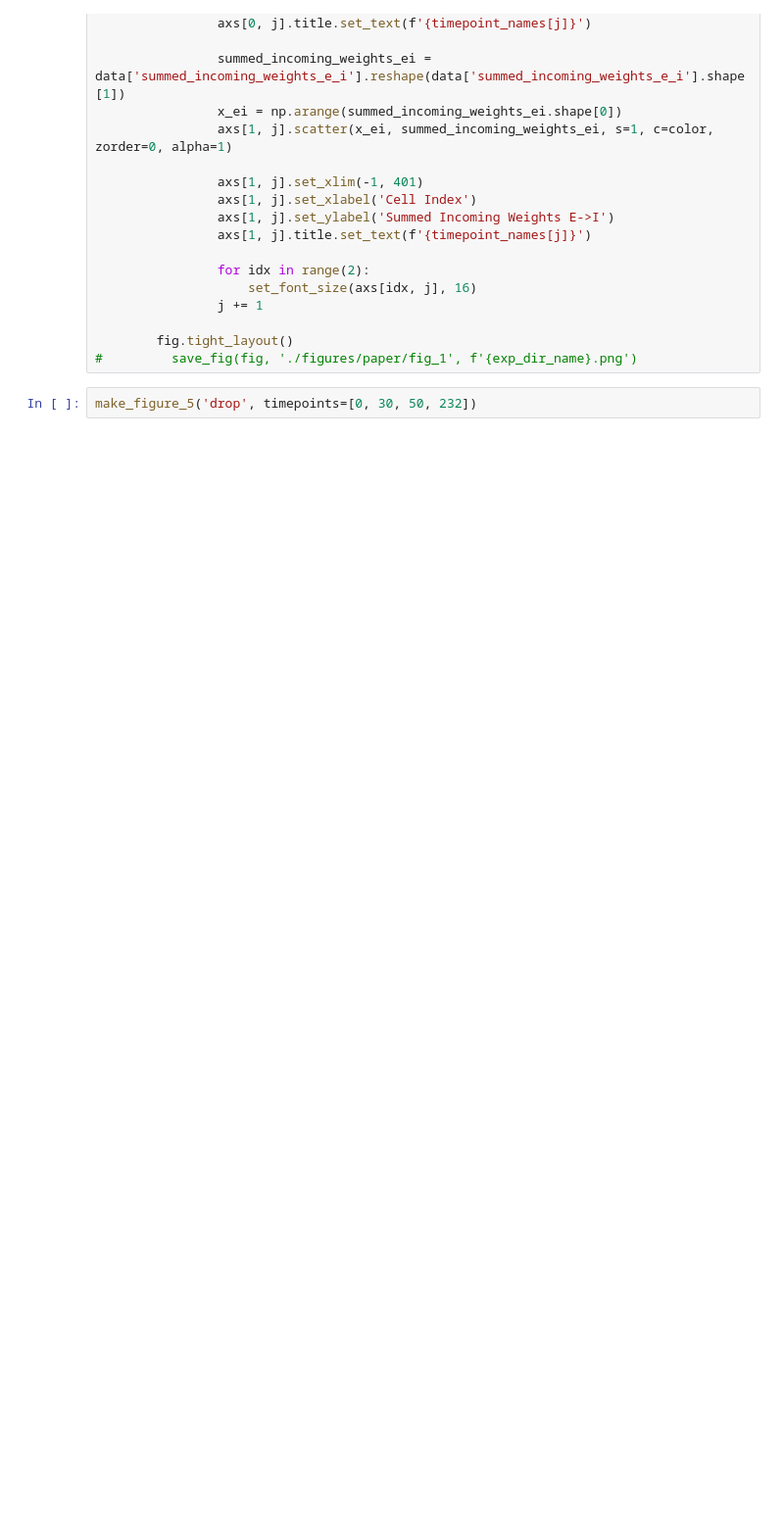
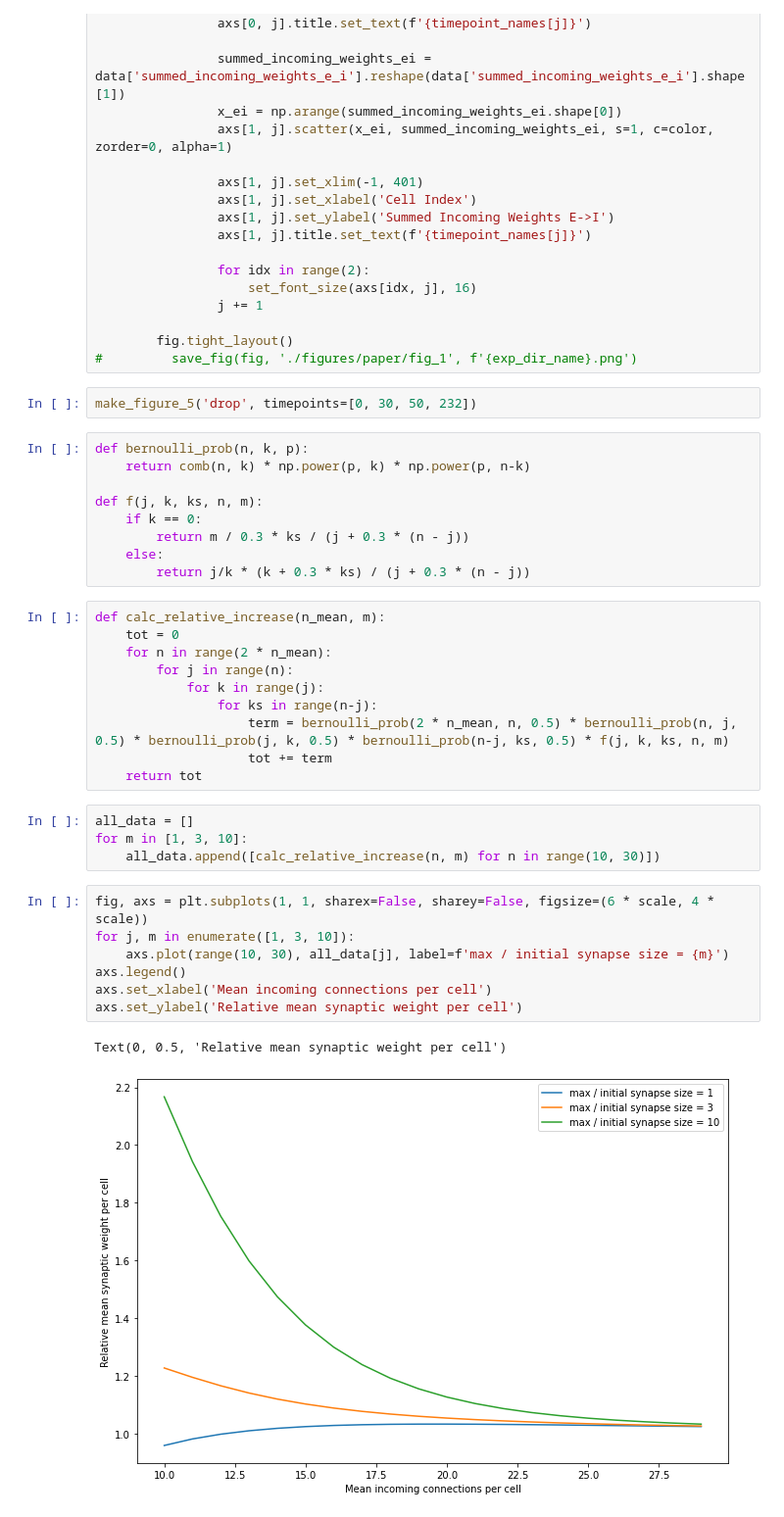
Before and after one commit to davidgbe/synfire_chain_growth, a Jupyter notebook: paper_figures_21_05_05/paper_figs_circa_21_09/multiple_parametric_21_09_28/single_cell_silent_21_10_06/paper_figures_nb_21_05_06.ipynb, the cells around one changed output. Shown at 98% size. Drawn from its saved outputs; the diff is of its cells as text; blank space fills up the shorter version.

Commit message:
theoretical calc of weight increase for single cell rules

```diff
--- a/paper_figures_21_05_05/paper_figs_circa_21_09/multiple_parametric_21_09_28/single_cell_silent_21_10_06/paper_figures_nb_21_05_06.ipynb
+++ b/paper_figures_21_05_05/paper_figs_circa_21_09/multiple_parametric_21_09_28/single_cell_silent_21_10_06/paper_figures_nb_21_05_06.ipynb
@@ -882,3 +884,36 @@ def make_figure_5(name, timepoints=[0, 50, 100, 170], color='black'):
 #         save_fig(fig, './figures/paper/fig_1', f'{exp_dir_name}.png')
 # %%
 make_figure_5('drop', timepoints=[0, 30, 50, 232])
+# %%
+def bernoulli_prob(n, k, p):
+    return comb(n, k) * np.power(p, k) * np.power(p, n-k)
+
+def f(j, k, ks, n, m):
+    if k == 0:
+        return m / 0.3 * ks / (j + 0.3 * (n - j))
+    else:
+        return j/k * (k + 0.3 * ks) / (j + 0.3 * (n - j))
+# %%
+def calc_relative_increase(n_mean, m):
+    tot = 0
+    for n in range(2 * n_mean):
+        for j in range(n):
+            for k in range(j):
+                for ks in range(n-j):
+                    term = bernoulli_prob(2 * n_mean, n, 0.5) * bernoulli_prob(n, j, 0.5) * bernoulli_prob(j, k, 0.5) * bernoulli_prob(n-j, ks, 0.5) * f(j, k, ks, n, m)
+                    tot += term
+    return tot
+# %%
+all_data = []
+for m in [1, 3, 10]:
+    all_data.append([calc_relative_increase(n, m) for n in range(10, 30)])
+# %%
+fig, axs = plt.subplots(1, 1, sharex=False, sharey=False, figsize=(6 * scale, 4 * scale))
+for j, m in enumerate([1, 3, 10]):
+    axs.plot(range(10, 30), all_data[j], label=f'max / initial synapse size = {m}')
+axs.legend()
+axs.set_xlabel('Mean incoming connections per cell')
+axs.set_ylabel('Relative mean synaptic weight per cell')
+# %% [output]
+Text(0, 0.5, 'Relative mean synaptic weight per cell')
+[figure, added]
```
Also changed, not shown: parts of 2 cells of this notebook.
